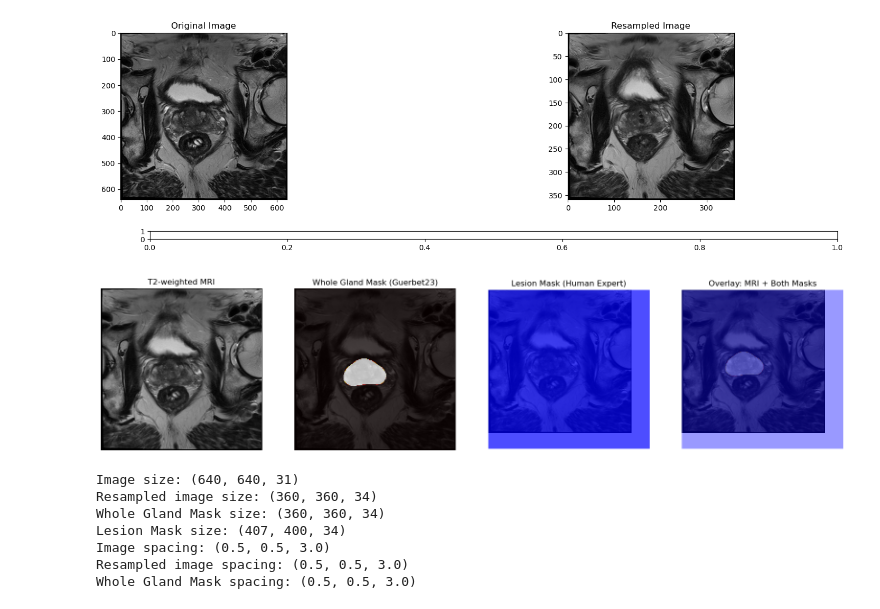
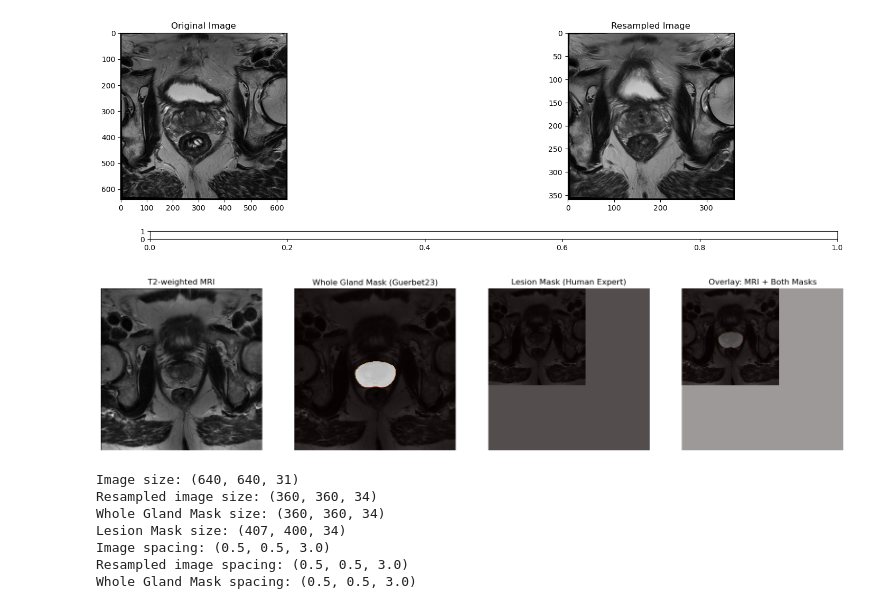
Before and after one commit to GitLars0/picai_bachelor, a Jupyter notebook: Code/filtering.ipynb, the cells around one changed output. Saved outputs shown, nothing was run; the diff lists cells and outputs as text; code cells hidden in the pictures.

```diff
--- a/Code/filtering.ipynb
+++ b/Code/filtering.ipynb
@@ -27,12 +28,12 @@ from transformers import AutoTokenizer, AutoModel, BertTokenizer, BertModel
+# %%
+source_PI_CAI = r'Data/picai_public_images'
+source_PI_CAI_whole_gland_Guerbet23 = r'Data/picai_public_images/anatomical_delineations/whole_gland/AI/Guerbet23'
+source_PI_CAI_Human = r'Data/picai_public_images/csPCa_lesion_delineations/human_expert/resampled'
+source_PI_CAI_resampled = r'Data/t2w_spacing_resampled'
+source_PI_CAI_resampled_whole_gland_Guerbet23 = r'Data/Guerbet23_resampled'
+source_PI_CAI_resampled_Human = r'Data/Human_resampled'
+marksheet_path = r'Data\marksheet.csv'
 # %%
-
-marksheet_path = r'Data\marksheet.csv'
-source_PI_CAI = r'Data/picai_public_images'
-source_PI_CAI_whole_gland_Guerbet23 = r'Data/picai_public_images/anatomical_delineations/whole_gland/AI/Guerbet23'
-source_PI_CAI_Human = r'Data/picai_public_images/csPCa_lesion_delineations/human_expert/original'
-source_PI_CAI_resampled = r'Data/t2w_spacing_resampled'
-source_PI_CAI_resampled_whole_gland_Guerbet23 = r'Data/Guerbet23_resampled'
-source_PI_CAI_resampled_Human = r'Data/Human_resampled'
 def find_t2W_files(dir, combined_ids, fileinfo):
     dir = os.path.normpath(dir)
     t2w_file_paths = []
@@ -266,6 +247,9 @@ Negative:                                                 340 (35.98%)
 Gleason score ≤7:                                         203 (21.48%)
 Gleason score >7:                                         388 (41.06%)
 # %%
+marksheet_df = pd.read_csv(marksheet_path)
+Preprocessed_marksheet_df, combined_ids = preprocess_data(marksheet_df)
+
 fileInfoT2w = '_t2w.mha'
 
 fileInfo = '.nii.gz'
@@ -1038,7 +978,7 @@ fileInfoT2w = '_t2w_resampled.mha'
 fileInfo = '.nii.gz'
 t2w_paths = find_t2W_files(source_PI_CAI_resampled, combined_ids, fileInfoT2w)
 Guerbet23_nii_gz_paths = find_t2W_files(source_PI_CAI_resampled_whole_gland_Guerbet23, combined_ids, fileInfo)
-Human_nii_gz_paths = find_t2W_files(source_PI_CAI_resampled_Human, combined_ids, fileInfo)
+Human_nii_gz_paths = find_t2W_files(source_PI_CAI_Human, combined_ids, fileInfo)
 
 t2w_patient_ids = [path.split('\\')[-1].split("_")[0] for path in t2w_paths]
 Guerbet23_patient_ids = [path.split('\\')[-1].split("_")[0] for path in Guerbet23_nii_gz_paths]
@@ -1049,17 +989,20 @@ t2w_df = pd.DataFrame({'patient_id': t2w_patient_ids, 'T2w_path': t2w_paths})
 Guerbet23_df = pd.DataFrame({'Guerbet23_path': Guerbet23_nii_gz_paths, 'patient_id': Guerbet23_patient_ids})
 Human_df = pd.DataFrame({'Human_path': Human_nii_gz_paths, 'patient_id': Human_nii_gz_patient_ids})
 
-df_path_merged_Guerbet23 = pd.merge(t2w_df, Guerbet23_df, on='patient_id')
-df_path_merged_Human = pd.merge(t2w_df, Human_df, on='patient_id')
-df_path_merge_human_guerbet23 = pd.merge(Guerbet23_df, Human_df, on='patient_id')
+df_path_merged_Human_Guerbet23 = pd.merge(Guerbet23_df, Human_df, on='patient_id')
 
-df_path_merge_human_guerbet23.to_csv("Data/merged_human_guerbet23.csv")
+# df_path_merged_Guerbet23 = pd.merge(t2w_df, Guerbet23_df, on='patient_id')
+# df_path_merged_Human = pd.merge(t2w_df, Human_df, on='patient_id')
+df_path_merge_human_guerbet23_t2w = pd.merge(df_path_merged_Human_Guerbet23, t2w_df, on='patient_id')
 
-if not df_path_merged_Guerbet23.empty and not df_path_merged_Human.empty:
-    patient_id = df_path_merged_Guerbet23.iloc[0]['patient_id']
-    t2w_path = df_path_merged_Guerbet23.iloc[0]['T2w_path']
-    guerbet23_mask_path = df_path_merged_Guerbet23.iloc[0]['Guerbet23_path']
-    human_mask_path = df_path_merged_Human.iloc[0]['Human_path']
+df_path_merge_human_guerbet23_t2w.to_csv("Data/merged_human_guerbet23.csv")
+
+
+if not df_path_merge_human_guerbet23_t2w.empty:
+    patient_id = df_path_merge_human_guerbet23_t2w.iloc[7]['patient_id']
+    t2w_path = df_path_merge_human_guerbet23_t2w.iloc[7]['T2w_path']
+    guerbet23_mask_path = df_path_merge_human_guerbet23_t2w.iloc[7]['Guerbet23_path']
+    human_mask_path = df_path_merge_human_guerbet23_t2w.iloc[7]['Human_path']
 
     t2w_image = load_nifti_image(t2w_path)
     guerbet23_mask = load_nifti_image(guerbet23_mask_path)
@@ -1080,12 +1023,12 @@ if not df_path_merged_Guerbet23.empty and not df_path_merged_Human.empty:
     ax[1].set_title("Whole Gland Mask (Guerbet23)")
 
     ax[2].imshow(t2w_image[mid_slice], cmap='gray')
-    ax[2].imshow(human_mask[mid_slice], cmap='winter', alpha=0.7)
+    ax[2].imshow(human_mask[mid_slice], cmap='hot', alpha=0.7)
     ax[2].set_title("Lesion Mask (Human Expert)")
 
     ax[3].imshow(t2w_image[mid_slice], cmap='gray')
     ax[3].imshow(guerbet23_mask[mid_slice], cmap='hot', alpha=0.4)
-    ax[3].imshow(human_mask[mid_slice], cmap='winter', alpha=0.4)
+    ax[3].imshow(human_mask[mid_slice], cmap='hot', alpha=0.4)
     ax[3].set_title("Overlay: MRI + Both Masks")
 
     for a in ax:
@@ -1097,31 +1040,31 @@ else:
 
 def get_path_by_patient_id(df, patient_id, column_name):
     """
     Function to get the path based on patient_id.
 
     Args:
     df (pd.DataFrame): The DataFrame containing the data.
     patient_id (str): The patient ID to search for.
     column_name (str): The name of the column to retrieve the path from.
 
     Returns:
     str: The path if found, otherwise None.
     """
     if column_name not in df.columns:
         raise KeyError(f"Column '{column_name}' does not exist in the DataFrame.")
 
     # Convert patient_id to string to match the DataFrame's patient_id type
     patient_id = str(patient_id)
 
     # Check if the patient_id exists in the DataFrame
     if patient_id not in df['patient_id'].values:
         print(f"patient_id {patient_id} does not exist in the DataFrame.")
         return None
 
     result = df.loc[df['patient_id'] == patient_id, column_name]
     if not result.empty:
         return result.values[0]
     else:
         return None
 # %% [output]
-[figure, old version]
+[figure, new version]
```
Also changed, not shown: parts of 40 cells of this notebook.
